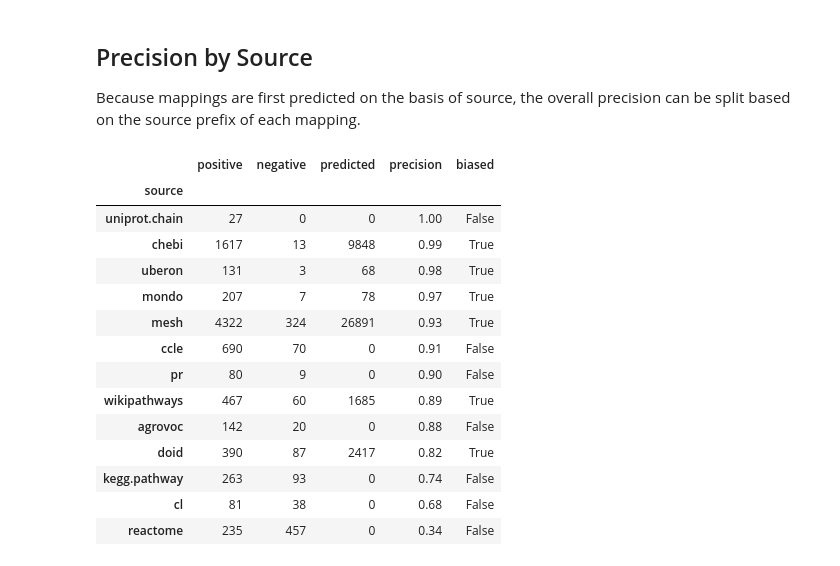
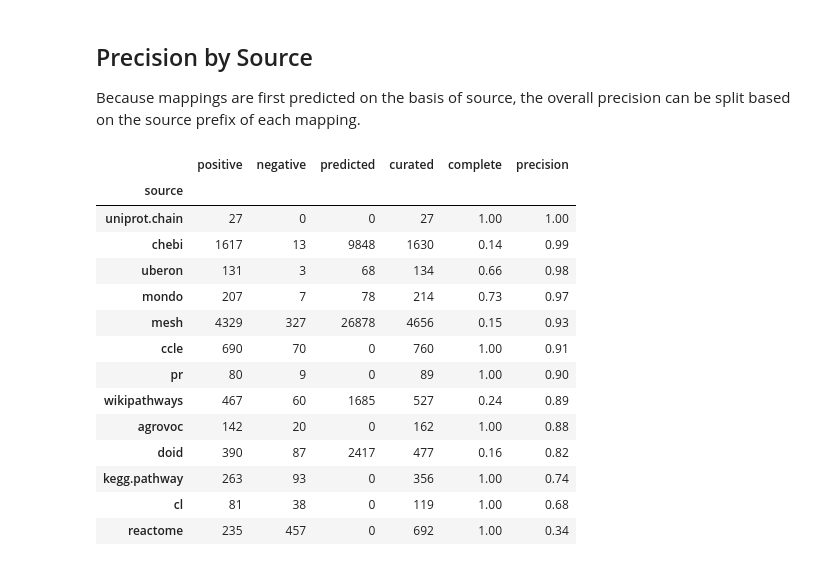
Before and after one commit to biopragmatics/biomappings, a Jupyter notebook: notebooks/Biased Measurement of Precision.ipynb, the cells around one changed output. Cells and saved outputs as stored; diff of their text form; code cells hidden in the pictures.

```diff
--- a/notebooks/Biased Measurement of Precision.ipynb
+++ b/notebooks/Biased Measurement of Precision.ipynb
@@ -66,34 +62,31 @@ The overall unweighed precision is 88.01%.
 Because mappings are first predicted on the basis of source, the overall precision can be split based on the source prefix of each mapping.
 # %%
 pairs = {
-    key: Counter(
-        mapping["source prefix"]
-        for mapping in mappings
-    )
+    key: Counter(mapping["source prefix"] for mapping in mappings)
     for key, mappings in keyed_mappings
 }
 df1 = pd.DataFrame(pairs).fillna(0).astype(int)
 df1.index.name = "source"
 df1 = df1[df1["positive"] + df1["negative"] > 20]
-df1["precision"] = (df1["positive"] / (df1["positive"] + df1["negative"])).round(2)
-df1["biased"] = df1["predicted"] != 0
-# df["fdr"] = df["negative"] / (df["positive"] + df["negative"])
+df1["curated"] = df1["positive"] + df1["negative"]
+df1["complete"] = (df1["curated"] / (df1["curated"] + df1["predicted"])).round(2)
+df1["precision"] = (df1["positive"] / df1["curated"]).round(2)
 df1.sort_values("precision", inplace=True, ascending=False)
 
 df1
 # %% [output]
-|  | positive | negative | predicted | precision | biased |
-| source |  |  |  |  |  |
-| uniprot.chain | 27 | 0 | 0 | 1.00 | False |
-| chebi | 1617 | 13 | 9848 | 0.99 | True |
-| uberon | 131 | 3 | 68 | 0.98 | True |
-| mondo | 207 | 7 | 78 | 0.97 | True |
-| mesh | 4322 | 324 | 26891 | 0.93 | True |
-| ccle | 690 | 70 | 0 | 0.91 | False |
-| pr | 80 | 9 | 0 | 0.90 | False |
-| wikipathways | 467 | 60 | 1685 | 0.89 | True |
-| agrovoc | 142 | 20 | 0 | 0.88 | False |
-| doid | 390 | 87 | 2417 | 0.82 | True |
-| kegg.pathway | 263 | 93 | 0 | 0.74 | False |
-| cl | 81 | 38 | 0 | 0.68 | False |
-| reactome | 235 | 457 | 0 | 0.34 | False |
+|  | positive | negative | predicted | curated | complete | precision |
+| source |  |  |  |  |  |  |
+| uniprot.chain | 27 | 0 | 0 | 27 | 1.00 | 1.00 |
+| chebi | 1617 | 13 | 9848 | 1630 | 0.14 | 0.99 |
+| uberon | 131 | 3 | 68 | 134 | 0.66 | 0.98 |
+| mondo | 207 | 7 | 78 | 214 | 0.73 | 0.97 |
+| mesh | 4329 | 327 | 26878 | 4656 | 0.15 | 0.93 |
+| ccle | 690 | 70 | 0 | 760 | 1.00 | 0.91 |
+| pr | 80 | 9 | 0 | 89 | 1.00 | 0.90 |
+| wikipathways | 467 | 60 | 1685 | 527 | 0.24 | 0.89 |
+| agrovoc | 142 | 20 | 0 | 162 | 1.00 | 0.88 |
+| doid | 390 | 87 | 2417 | 477 | 0.16 | 0.82 |
+| kegg.pathway | 263 | 93 | 0 | 356 | 1.00 | 0.74 |
+| cl | 81 | 38 | 0 | 119 | 1.00 | 0.68 |
+| reactome | 235 | 457 | 0 | 692 | 1.00 | 0.34 |
```
Also changed, not shown: parts of 18 cells of this notebook, 4 other files.
